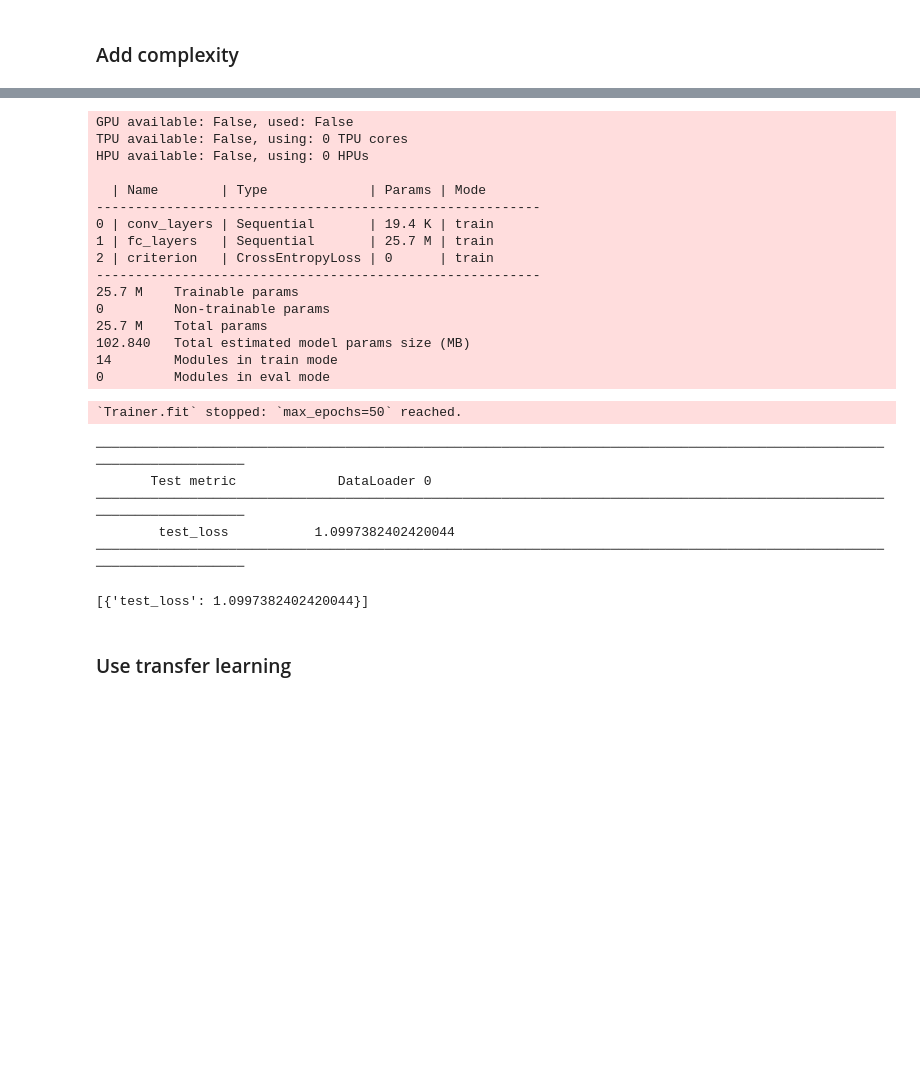
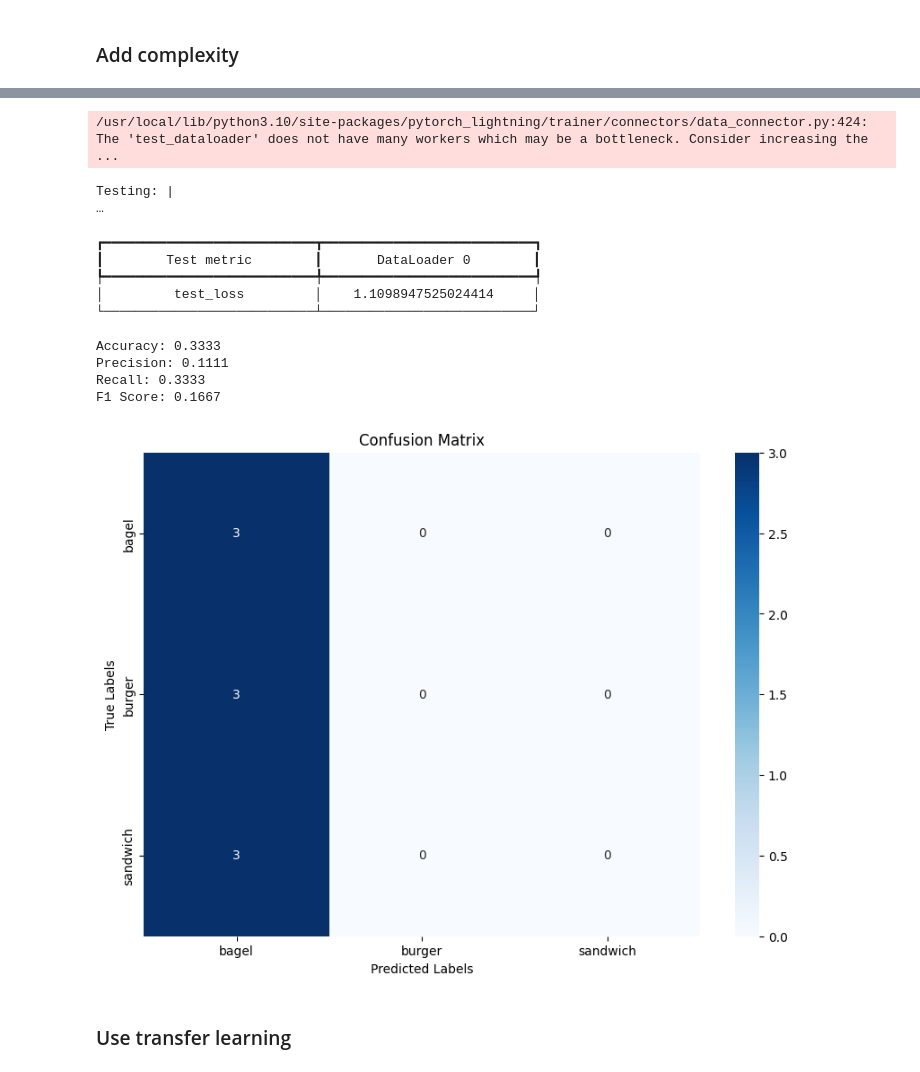
Before and after one commit to ironhamma/BMEVITMMA19_homework, a Jupyter notebook: homework.ipynb, the cells around one changed output, grey strips where cells are left out. Drawn from its saved outputs; the diff is of its cells as text; code cells hidden in the pictures; blank space fills up the shorter version.

```diff
--- a/homework.ipynb
+++ b/homework.ipynb
@@ -391,6 +468,8 @@ class ComplexModel(pl.LightningModule):
         self.learning_rate = learning_rate
         self.weight_decay = weight_decay
         self.criterion = nn.CrossEntropyLoss()
+
+        self.save_hyperparameters()
 
     def forward(self, x):
         x = self.conv_layers(x)
@@ -426,3 +505,28 @@ class ComplexModel(pl.LightningModule):
         scheduler = torch.optim.lr_scheduler.StepLR(optimizer, step_size=10, gamma=0.5)
 
         return [optimizer], [scheduler]
+# %%
+checkpoint_callback = ModelCheckpoint(
+    monitor='val_loss',
+    dirpath='checks/',
+    filename='best_complex_model',
+    save_top_k=1,
+    mode='min'
+)
+# %%
+best_complex_model_path = '/app/checks/best_complex_model.ckpt'
+
+trainer = pl.Trainer(max_epochs=max_epochs, callbacks=[checkpoint_callback])
+
+if TRAIN_MODELS_INSTEAD_OF_LOAD:
+    complex_model = ComplexModel(num_classes=3)
+    trainer.fit(baseline_model, data_module)
+else:
+    if os.path.exists(best_complex_model_path):
+        print("It does exist!")
+        complex_model = ComplexModel.load_from_checkpoint(best_complex_model_path)
+        complex_model.eval()
+    else:
+        print("It does not exist!")
+        complex_model = ComplexModel(num_classes=3)
+        trainer.fit(complex_model, data_module)
@@ -429,34 +564,20 @@ class ComplexModel(pl.LightningModule):
 # %%
-complex_model = ComplexModel(num_classes=3)
-trainer = pl.Trainer(max_epochs=max_epochs)
-trainer.fit(complex_model, data_module)
 trainer.test(complex_model, data_module)
 
 evaluate_model(complex_model, data_module.test_dataloader(), class_names)
 # %% [output]
-GPU available: False, used: False
-TPU available: False, using: 0 TPU cores
-HPU available: False, using: 0 HPUs
-
-  | Name        | Type             | Params | Mode
----------------------------------------------------------
-0 | conv_layers | Sequential       | 19.4 K | train
-1 | fc_layers   | Sequential       | 25.7 M | train
-2 | criterion   | CrossEntropyLoss | 0      | train
----------------------------------------------------------
-25.7 M    Trainable params
-0         Non-trainable params
-25.7 M    Total params
-102.840   Total estimated model params size (MB)
-14        Modules in train mode
-0         Modules in eval mode
+/usr/local/lib/python3.10/site-packages/pytorch_lightning/trainer/connectors/data_connector.py:424: The 'test_dataloader' does not have many workers which may be a bottleneck. Consider increasing the  ...
-`Trainer.fit` stopped: `max_epochs=50` reached.
+Testing: |                                                                                                    …
-────────────────────────────────────────────────────────────────────────────────────────────────────────────────────────
-       Test metric             DataLoader 0
-────────────────────────────────────────────────────────────────────────────────────────────────────────────────────────
-        test_loss           1.0997382402420044
-────────────────────────────────────────────────────────────────────────────────────────────────────────────────────────
+┏━━━━━━━━━━━━━━━━━━━━━━━━━━━┳━━━━━━━━━━━━━━━━━━━━━━━━━━━┓
+┃        Test metric        ┃       DataLoader 0        ┃
+┡━━━━━━━━━━━━━━━━━━━━━━━━━━━╇━━━━━━━━━━━━━━━━━━━━━━━━━━━┩
+│         test_loss         │    1.1098947525024414     │
+└───────────────────────────┴───────────────────────────┘
-[{'test_loss': 1.0997382402420044}]
+Accuracy: 0.3333
+Precision: 0.1111
+Recall: 0.3333
+F1 Score: 0.1667
+[figure, added]
 # %% [markdown]
 ### Use transfer learning
 # %%
```
Also changed, not shown: parts of 37 cells of this notebook, 3 other files.
